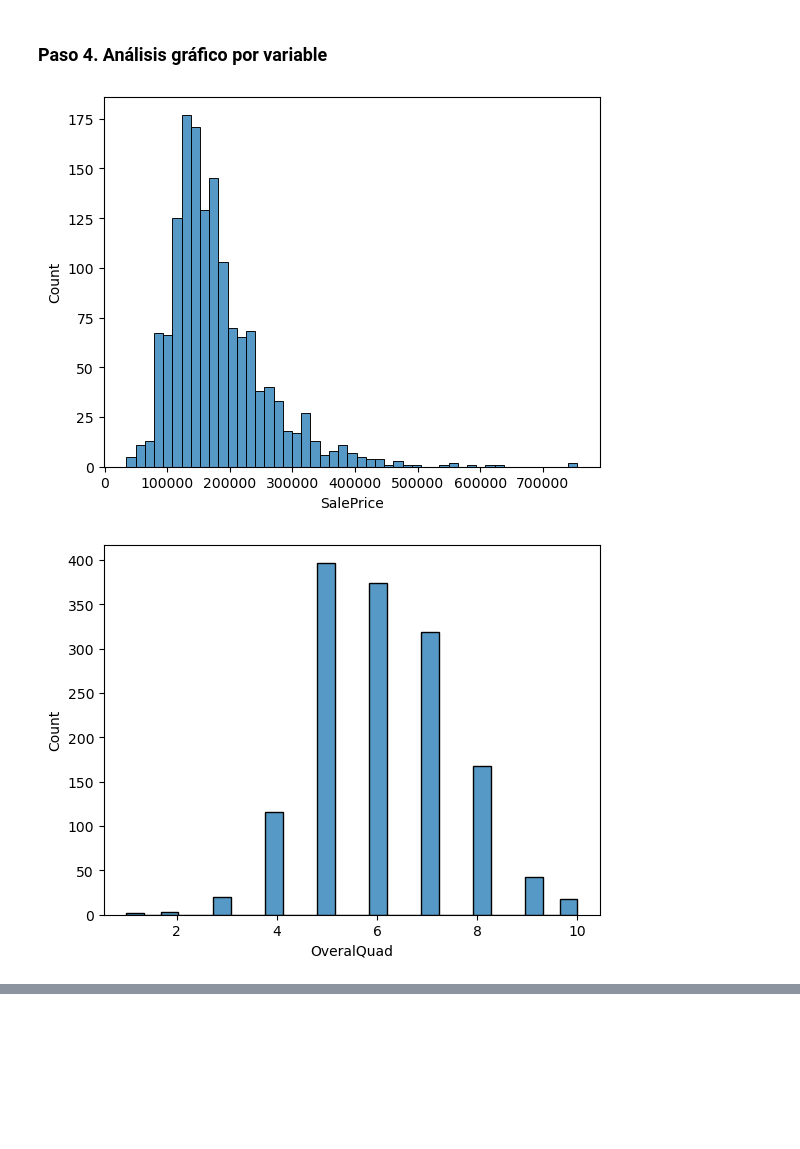
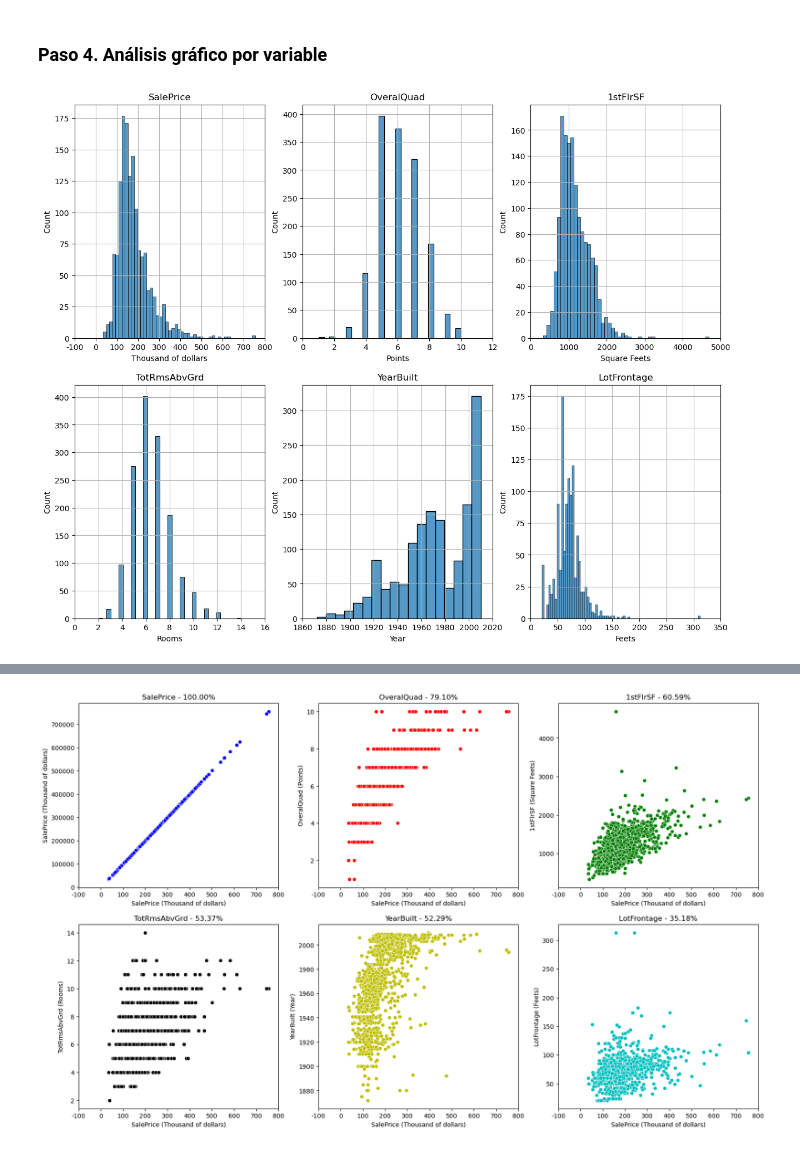
Before and after one commit to jriveramol/Proy_1_linear_regression, a Jupyter notebook: proyecto_24005123.ipynb, the cells around one changed output, grey strips where cells are left out. Cells and saved outputs as stored; diff of their text form; code cells hidden in the pictures; blank space fills up the shorter version.

```diff
--- a/proyecto_24005123.ipynb
+++ b/proyecto_24005123.ipynb
@@ -86,10 +86,20 @@ std_price = 79442.50288288663
 # %% [markdown]
 ### Paso 4. Análisis gráfico por variable
 # %%
-for col in df_data.columns:
-    plt.figure
-    sns.histplot(data=df_data[col])
-    plt.show()
+nxm = len(df_data.columns)
+n = 2
+m = 3
+units = ['Thousand of dollars','Points','Square Feets','Rooms','Year','Feets']
+fig, ax =  plt.subplots(n,m, figsize=(15,12))
+for i, col in enumerate(df_data.columns):
+    graf = sns.histplot(data=df_data[col], ax=ax[i//m,i%m])
+    graf.set_title(col)
+    xtick = graf.get_xticks() if col != 'SalePrice' else graf.get_xticks()/1e3
+    xticklabel = [f"{int(val)}" for val in graf.get_xticks()] if col != 'SalePrice' else [f"{int(val)}" for val in graf.get_xticks()/1e3]
+    graf.set_xticks(graf.get_xticks())
+    graf.set_xticklabels(xticklabel)
+    graf.set_xlabel(units[i])
+    graf.grid()
+plt.show()
 # %% [output]
-[figure, old version]
+[figure, new version]
-[figure, removed]
@@ -99,0 +106,17 @@ for col in df_data.columns:
+# %%
+fig, ax =  plt.subplots(n,m, figsize=(20,12))
+colors = ['b','r','g','k','y','c']
+units = ['Thousand of dollars','Points','Square Feets','Rooms','Year','Feets']
+for i, col in enumerate(df_data.columns):
+    correlacion = df_data.SalePrice.corr(df_data[col])
+    scat = sns.scatterplot(x=df_data.SalePrice,y=df_data[col], ax=ax[i//m,i%m], color=colors[i])
+    xtick = scat.get_xticks()/1e3
+    xticklabel = [f"{int(val)}" for val in scat.get_xticks()/1e3]
+    scat.set_xticks(scat.get_xticks())
+    scat.set_xticklabels(xticklabel)
+    scat.set_title(f"{col} - {correlacion*100:.2f}%")
+    scat.set_xlabel("SalePrice (Thousand of dollars)")
+    scat.set_ylabel(f"{col} ({units[i]})")
+plt.show()
+# %% [output]
+[figure, added]
```
Also changed, not shown: parts of 1 cell of this notebook.
